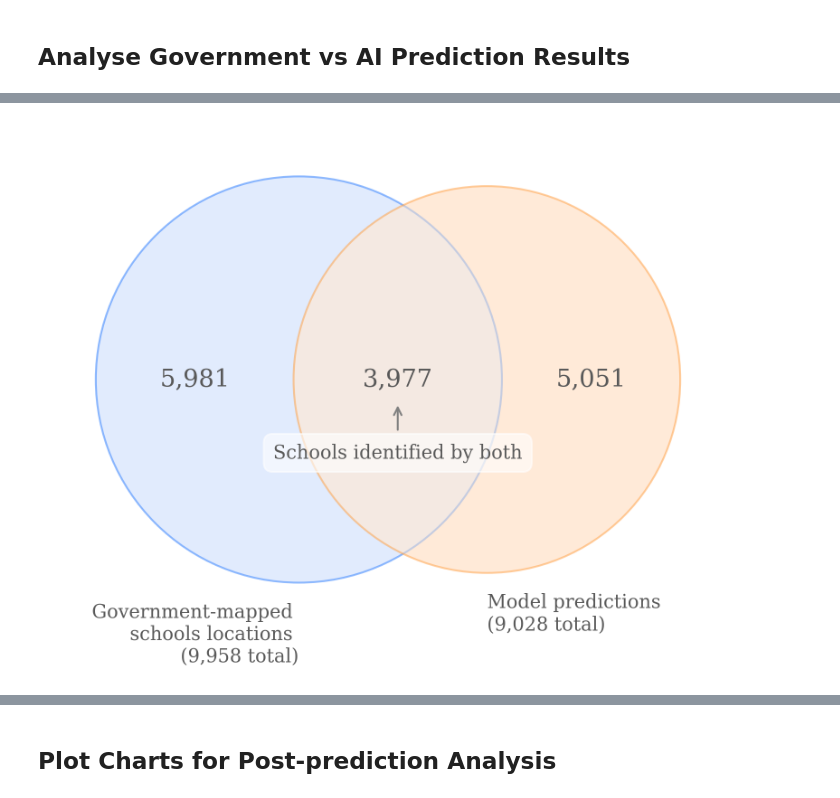
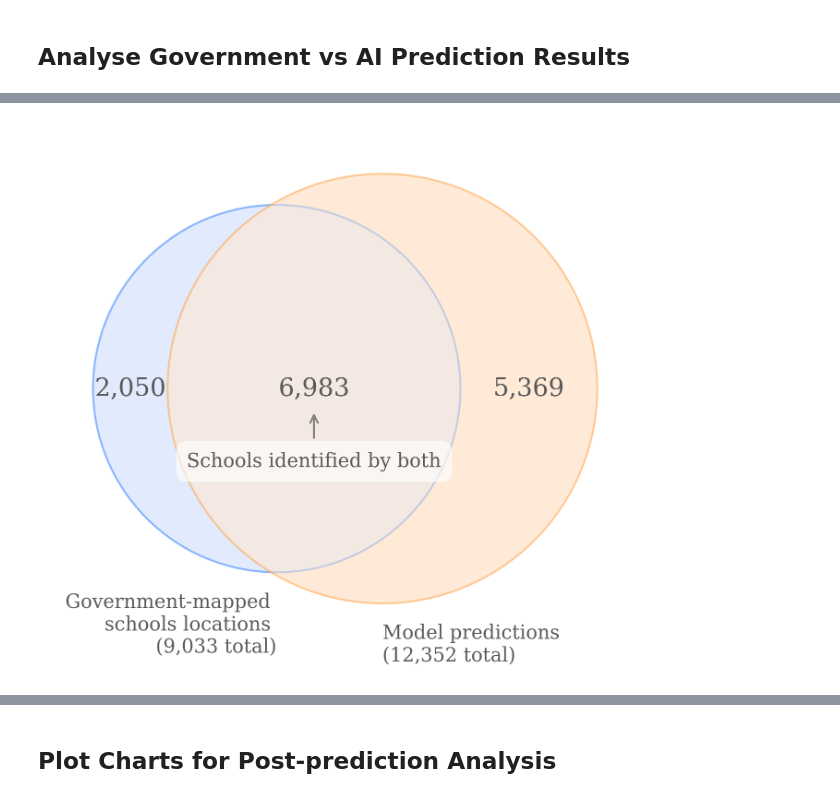
Before and after one commit to unicef/giga-global-school-mapping, a Jupyter notebook: notebooks/10_post_analysis.ipynb, the cells around one changed output, grey strips where cells are left out. Drawn from its saved outputs; the diff is of its cells as text; code cells hidden in the pictures.

```diff
--- a/notebooks/10_post_analysis.ipynb
+++ b/notebooks/10_post_analysis.ipynb
@@ -12,7 +15,7 @@ from utils import config_utils
 # %% [markdown]
 ## Load Config Files
 # %%
-iso_code = "MOZ"
+iso_code = "SEN"
 data_config_file = os.path.join(os.getcwd(), "configs/data_configs/data_config_ISO_AF.yaml")
 data_config = config_utils.load_config(data_config_file)
 # %% [markdown]
@@ -20,7 +26,7 @@ data_config = config_utils.load_config(data_config_file)
 # %%
-master = post_utils.read_file(iso_code, source="master")
-osm = post_utils.read_file(iso_code, source="osm_overture")
-preds = post_utils.read_file(iso_code, cam_method="gradcamelementwise", source="preds")
+master = post_utils.read_file(iso_code, data_config, source="master")
+osm = post_utils.read_file(iso_code, data_config, source="osm_overture")
+preds = post_utils.read_file(iso_code, data_config, source="preds")
 print(preds.shape)
 preds.head(2)
 # %% [output]
@@ -37,7 +44,7 @@ plot_utils.plot_pie_chart(master, source="master")
 # %%
-plot_utils.plot_venn_diagram(master, preds[preds.prob > 0.9], threshold_dist=250)
+plot_utils.plot_venn_diagram(master, preds[preds.prob >= 0.5], threshold_dist=250)
 # %% [output]
-[figure, old version]
+[figure, new version]
 # %%
 plot_utils.plot_choropleth(master, preds[preds.prob > 0.5], data_config, iso_code, threshold_dist=250, adm_level="ADM3")
 # %% [output]
```
Also changed, not shown: parts of 5 cells of this notebook, 6 other files.
